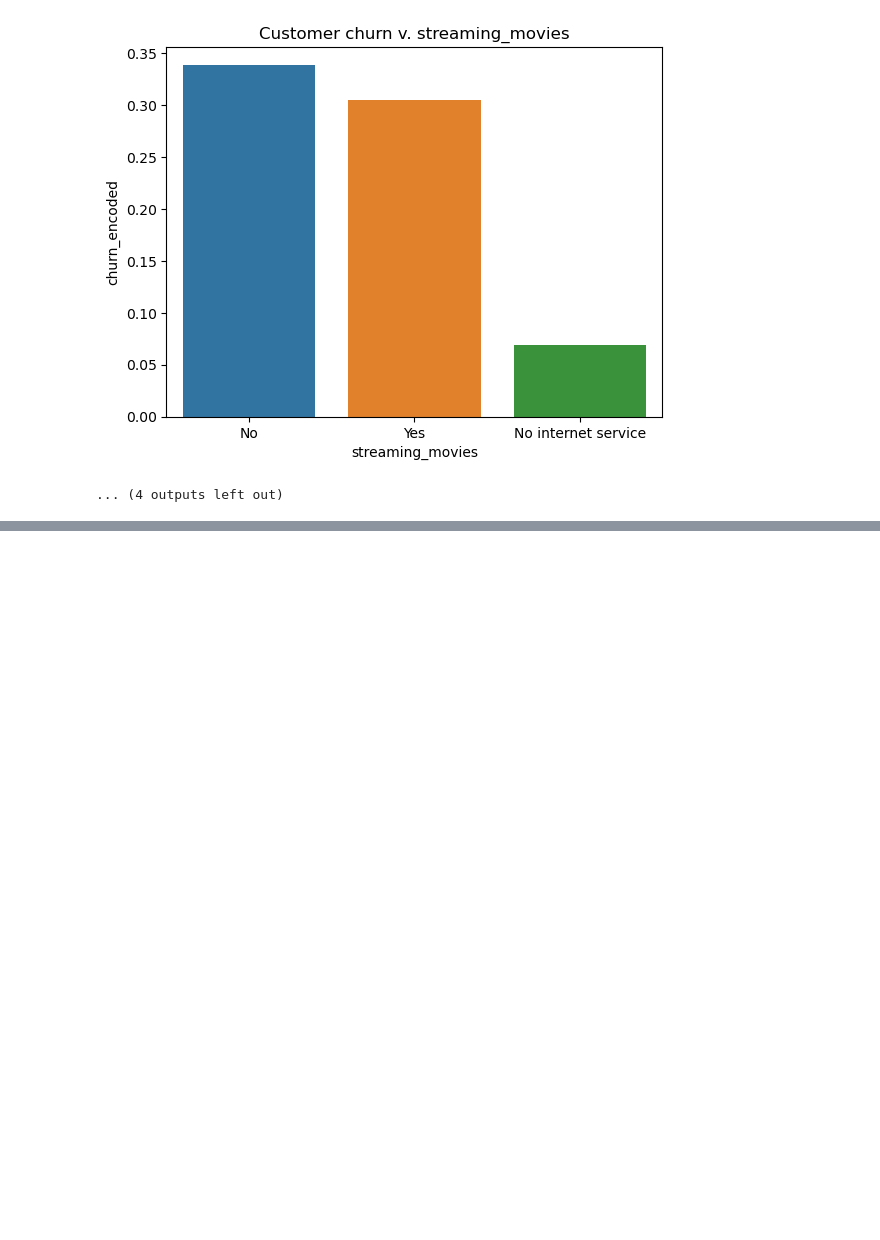
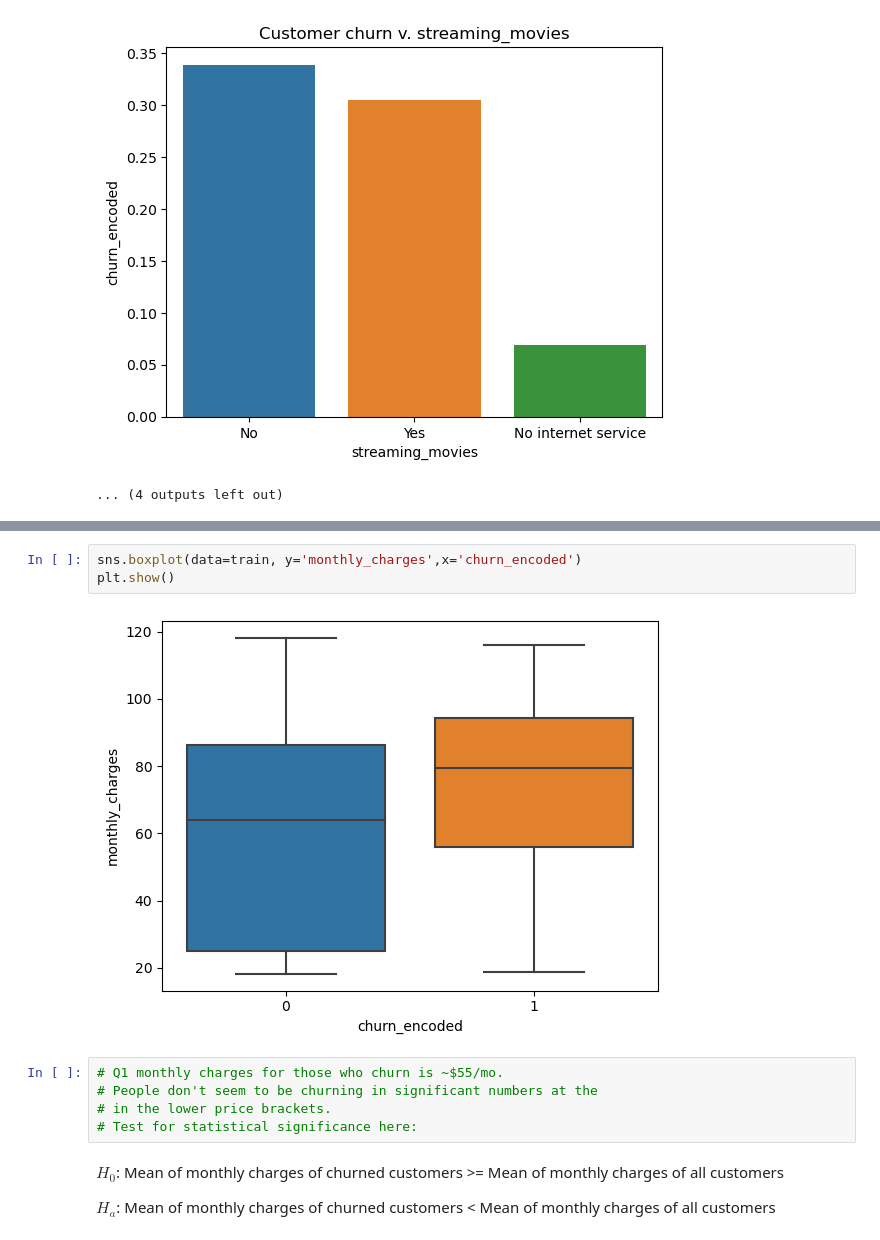
Before and after one commit to corey-baughman/008_classification_project, a Jupyter notebook: 02_telco_workbook.ipynb, the cells around one changed output, grey strips where cells are left out. Saved outputs shown, nothing was run; the diff lists cells and outputs as text; blank space fills up the shorter version.

```diff
--- a/02_telco_workbook.ipynb
+++ b/02_telco_workbook.ipynb
@@ -291,0 +461,14 @@ for col in cat_cols:
+# %%
+sns.boxplot(data=train, y='monthly_charges',x='churn_encoded')
+plt.show()
+# %% [output]
+[figure, added]
+# %%
+# Q1 monthly charges for those who churn is ~$55/mo.
+# People don't seem to be churning in significant numbers at the
+# in the lower price brackets.
+# Test for statistical significance here:
+# %% [markdown]
+$H_0$: Mean of monthly charges of churned customers >= Mean of monthly charges of all customers
+
+$H_a$: Mean of monthly charges of churned customers < Mean of monthly charges of all customers
```
Also changed, not shown: parts of 38 cells of this notebook, 2 other files.
